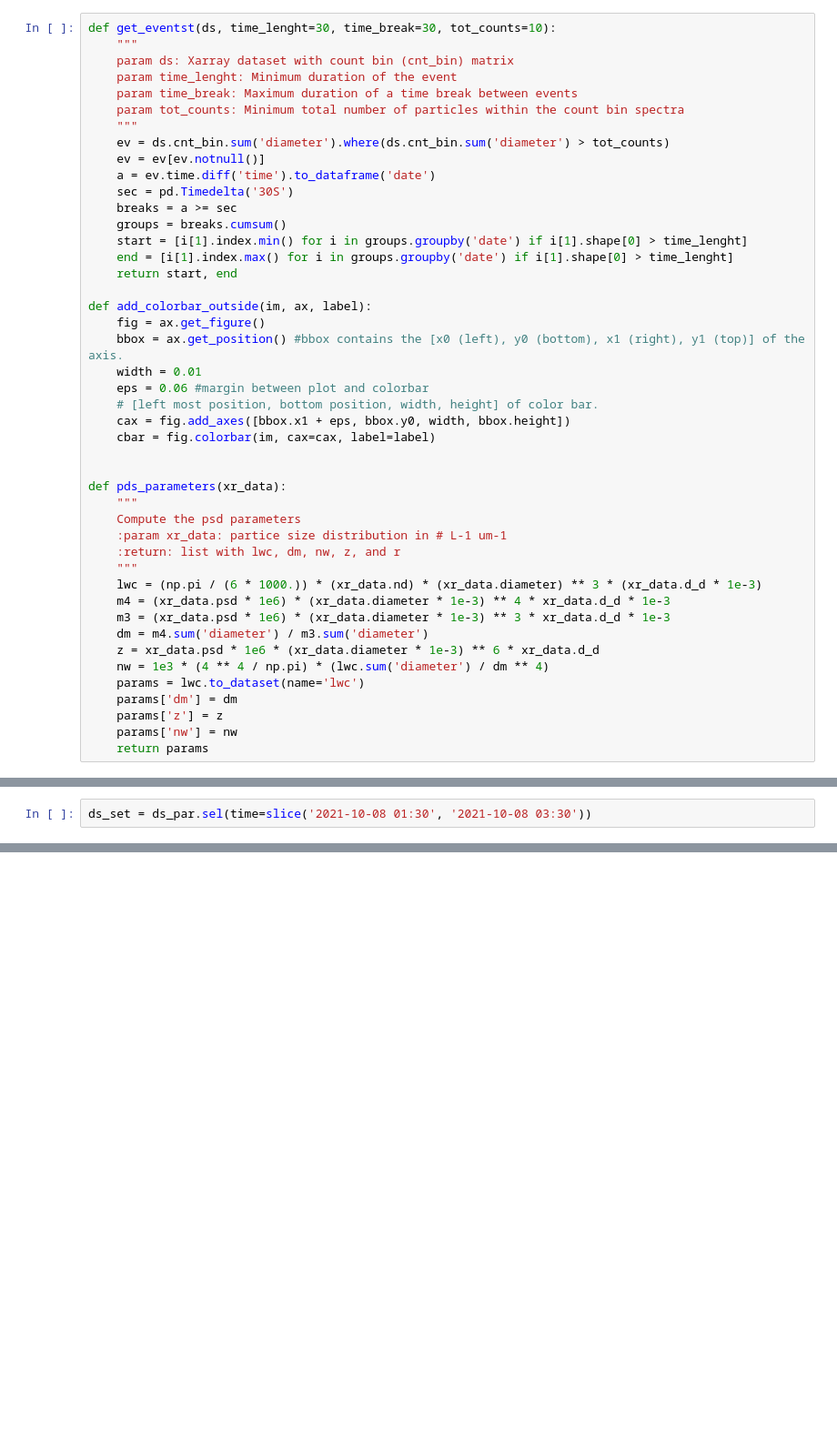
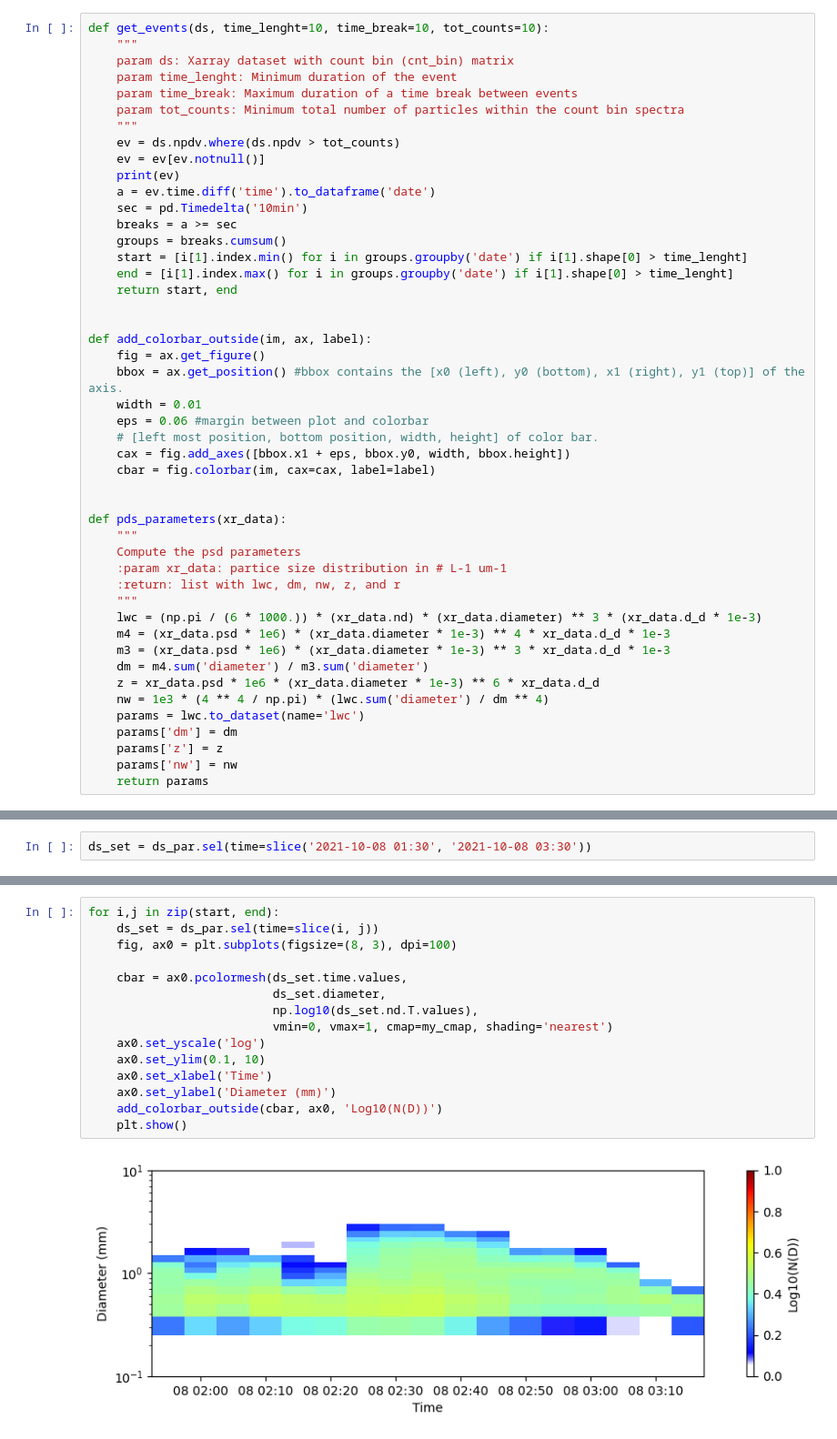
Before and after one commit to aladinor/parsivel2zarr, a Jupyter notebook: notebooks/Parsivel_plot.ipynb, the cells around one changed output, grey strips where cells are left out. Shown at 91% size. Saved outputs shown, nothing was run; the diff lists cells and outputs as text; blank space fills up the shorter version.

```diff
--- a/notebooks/Parsivel_plot.ipynb
+++ b/notebooks/Parsivel_plot.ipynb
@@ -27,22 +27,24 @@ location = split(', |_|-|!', os.popen('hostname').read())[0].replace("\n", "")
 path_proj = get_pars_from_ini(file_name='loc.ini')[location]['path_proj']
 path_data = get_pars_from_ini(file_name='loc.ini')[location]['path_data']
 # %%
-def get_eventst(ds, time_lenght=30, time_break=30, tot_counts=10):
+def get_events(ds, time_lenght=10, time_break=10, tot_counts=10):
     """
     param ds: Xarray dataset with count bin (cnt_bin) matrix
     param time_lenght: Minimum duration of the event
     param time_break: Maximum duration of a time break between events
     param tot_counts: Minimum total number of particles within the count bin spectra
     """
-    ev = ds.cnt_bin.sum('diameter').where(ds.cnt_bin.sum('diameter') > tot_counts)
+    ev = ds.npdv.where(ds.npdv > tot_counts)
     ev = ev[ev.notnull()]
+    print(ev)
     a = ev.time.diff('time').to_dataframe('date')
-    sec = pd.Timedelta('30S')
+    sec = pd.Timedelta('10min')
     breaks = a >= sec
     groups = breaks.cumsum()
     start = [i[1].index.min() for i in groups.groupby('date') if i[1].shape[0] > time_lenght]
     end = [i[1].index.max() for i in groups.groupby('date') if i[1].shape[0] > time_lenght]
     return start, end
+
 
 def add_colorbar_outside(im, ax, label):
     fig = ax.get_figure()
@@ -182,0 +202,17 @@ add_colorbar_outside(cbar, ax0, 'Log10(N(D))')
+# %%
+for i,j in zip(start, end):
+    ds_set = ds_par.sel(time=slice(i, j))
+    fig, ax0 = plt.subplots(figsize=(8, 3), dpi=100)
+
+    cbar = ax0.pcolormesh(ds_set.time.values,
+                          ds_set.diameter,
+                          np.log10(ds_set.nd.T.values),
+                          vmin=0, vmax=1, cmap=my_cmap, shading='nearest')
+    ax0.set_yscale('log')
+    ax0.set_ylim(0.1, 10)
+    ax0.set_xlabel('Time')
+    ax0.set_ylabel('Diameter (mm)')
+    add_colorbar_outside(cbar, ax0, 'Log10(N(D))')
+    plt.show()
+# %% [output]
+[figure, added]
```
Also changed, not shown: parts of 9 cells of this notebook.
